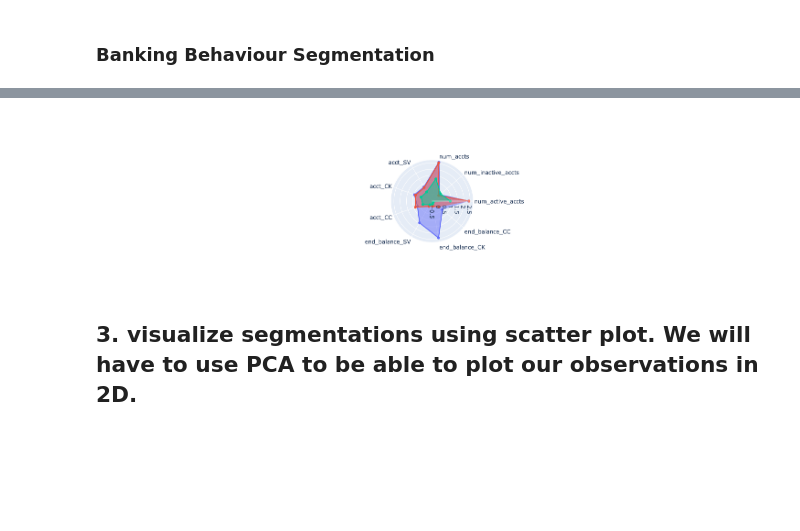
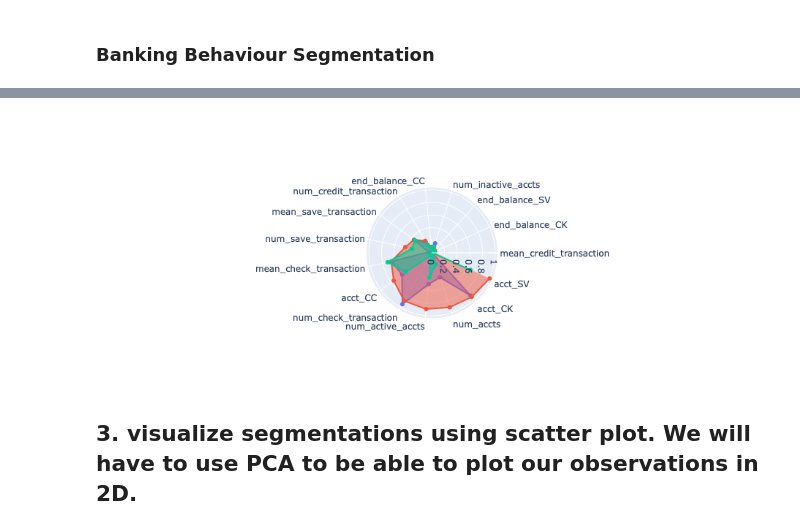
Before and after one commit to Mkyleran/lhl-mini-project-III, a Jupyter notebook: mini-project-III.ipynb, the cells around one changed output, grey strips where cells are left out. Cells and saved outputs as stored; diff of their text form; code cells hidden in the pictures; blank space fills up the shorter version.

```diff
--- a/mini-project-III.ipynb
+++ b/mini-project-III.ipynb
@@ -872,9 +934,9 @@ accts['y_km'] = behaviour_y_km
 # %% [markdown]
 ### Demographic Segmentation
 # %%
-categories = dfminmax.columns.to_list()
+categories = customers_numeric_mms.columns.to_list()
 # %%
-radar_df = dfminmax.groupby(by='y_km').mean()
+radar_df = customers_numeric_mms.groupby(by='y_km').mean()
 radar_df
 # %% [output]
 |  | income | age | years_with_bank | nbr_children |
@@ -906,5 +968,5 @@ categories = accts.columns[1:].to_list()
 # %%
-behaviour_radar_df = accts.iloc[:, 1:].groupby(by='y_km').mean()
+behaviour_radar_df = accts.groupby(by='clusters').mean()
 behaviour_radar_df
 # %% [output]
 |  | num_active_accts | num_inactive_accts | num_accts | acct_SV | acct_CK | acct_CC | end_balance_SV | ... |
@@ -915,20 +977,22 @@ behaviour_radar_df
+# %%
+behaviour_radar_df.sort_values(by=1, axis=1, inplace=True)
 # %%
 fig = go.Figure()
 
 for cluster in range(behaviour_radar_df.shape[0]):
     fig.add_trace(go.Scatterpolar(
         r=behaviour_radar_df.iloc[cluster, :],
-        theta=categories,
+        theta=behaviour_radar_df.columns.to_list(),
         fill='toself',
         name=f'Cluster {cluster}'
     ))
 
 fig.update_layout(
     polar=dict(radialaxis=dict(visible=True,
                                range=[0, max(accts.iloc[:, 1:])])),
     showlegend=False)
 # %% [output]
-[figure, old version]
+[figure, new version]
 # %% [markdown]
 ## 3. visualize segmentations using scatter plot. We will have to use PCA to be able to plot our observations in 2D.
 # %% [markdown]
```
Also changed, not shown: parts of 146 cells of this notebook.
